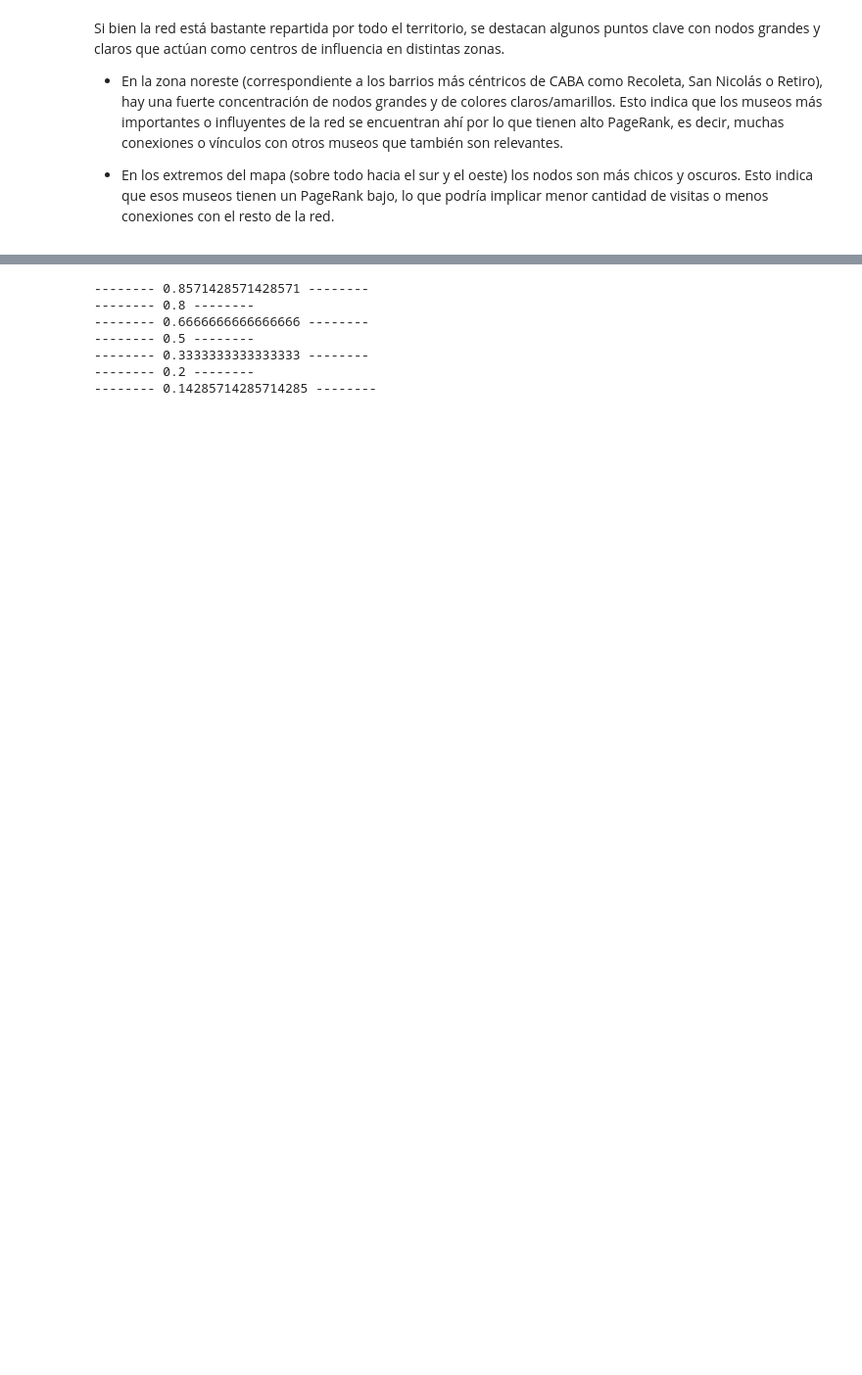
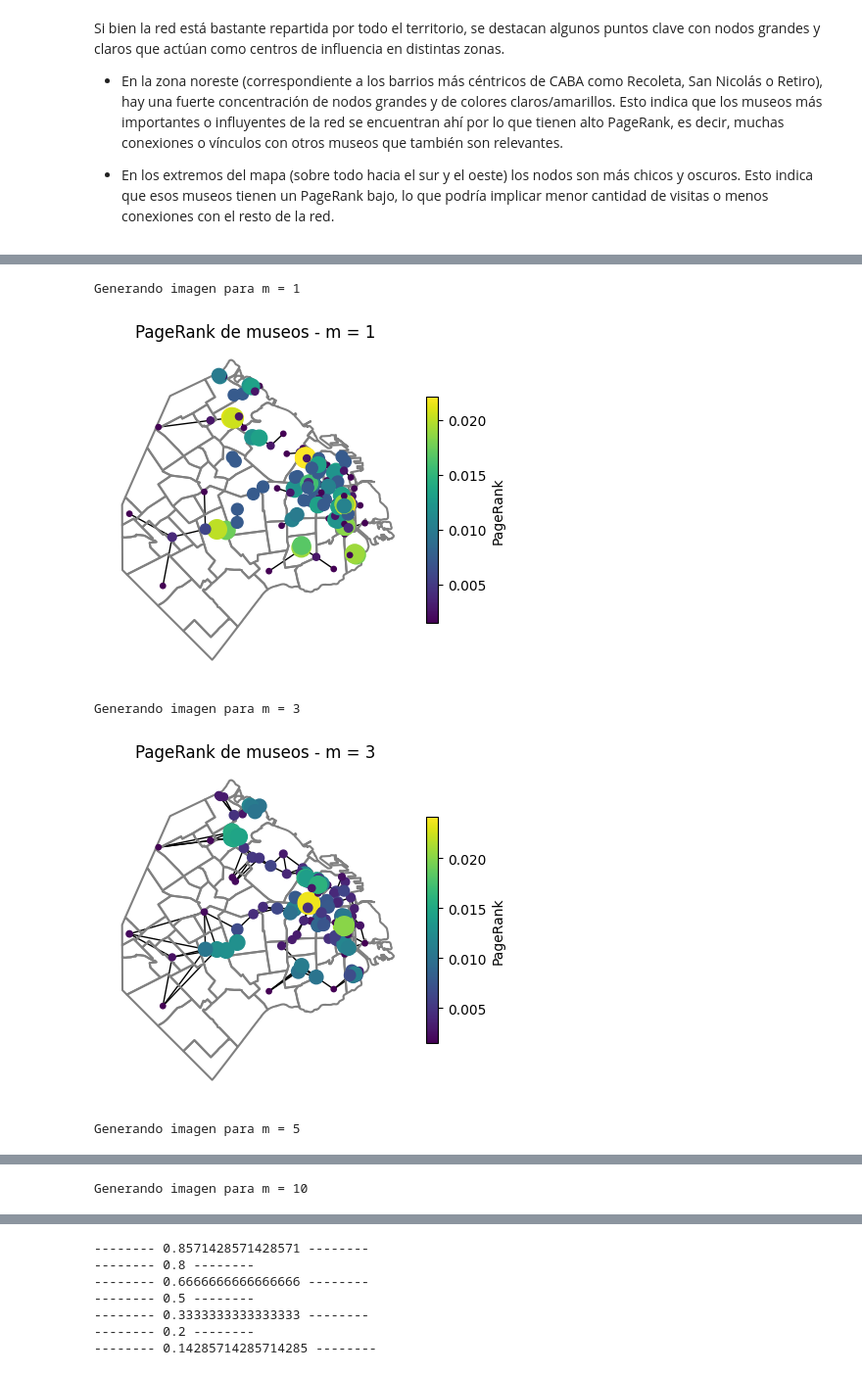
Before and after one commit to fernandezlucia/TPMuseos, a Jupyter notebook: TP1_template.ipynb, the cells around one changed output, grey strips where cells are left out. Shown at 98% size. Drawn from its saved outputs; the diff is of its cells as text; code cells hidden in the pictures; blank space fills up the shorter version.

```diff
--- a/TP1_template.ipynb
+++ b/TP1_template.ipynb
@@ -238,0 +326,39 @@ TypeError: cannot unpack non-iterable int object
+# %%
+factor_escala = 1e4
+colormap = plt.cm.viridis
+
+# Loop para m = 1, 3, 5, 10
+for m in [1, 3, 5, 10]:
+    print(f"Generando imagen para m = {m}")
+    pr, A = punto_tres_testing_img(m=m, alpha=1/5)
+
+    # Crear red
+    G = nx.from_numpy_array(A)
+    G_layout = {i: v for i, v in enumerate(zip(
+                museos.to_crs("EPSG:22184").get_coordinates()['x'],
+                museos.to_crs("EPSG:22184").get_coordinates()['y']))}
+
+    # Graficar
+    fig, ax = plt.subplots(figsize=(5, 5))
+    barrios.to_crs("EPSG:22184").boundary.plot(color='gray', ax=ax)
+    nx.draw_networkx(G, G_layout, node_size=pr * factor_escala, node_color = pr, ax=ax, cmap=colormap, with_labels=False)
+    ax.set_title(f"PageRank de museos - m = {m}")
+    ax.axis("off")
+
+    sm = plt.cm.ScalarMappable(cmap=colormap, norm=plt.Normalize(vmin=min(pr), vmax=max(pr)))
+    sm.set_array([])
+    cbar = plt.colorbar(sm, ax=ax, shrink=0.6)
+    cbar.set_label("PageRank")
+
+    plt.show()
+
+    # Guardamos la imagen
+    #plt.savefig(f"mapa_museos_pagerank_m{m}.png", dpi=300, bbox_inches="tight")
+    #plt.close()
+    #print(f"Imagen guardada como mapa_museos_pagerank_m{m}.png")
+# %% [output]
+Generando imagen para m = 1
+[figure, added]
+Generando imagen para m = 3
+[figure, added]
+Generando imagen para m = 5
@@ -238,0 +366 @@ TypeError: cannot unpack non-iterable int object
+Generando imagen para m = 10
```
Also changed, not shown: parts of 20 cells of this notebook.
